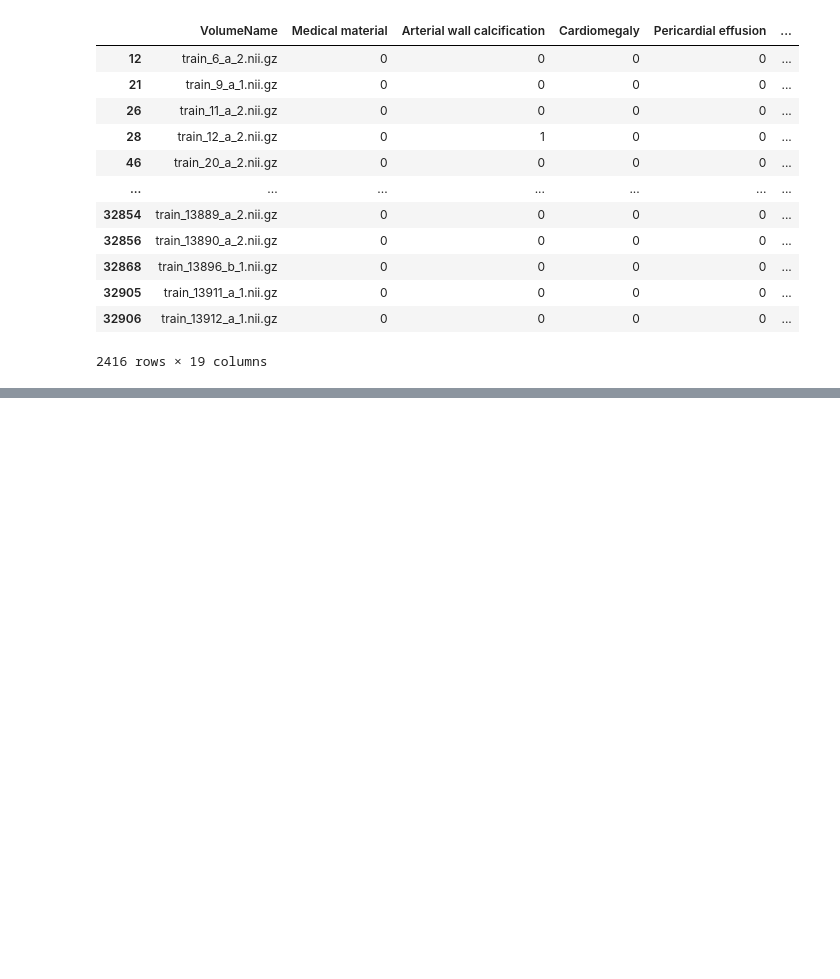
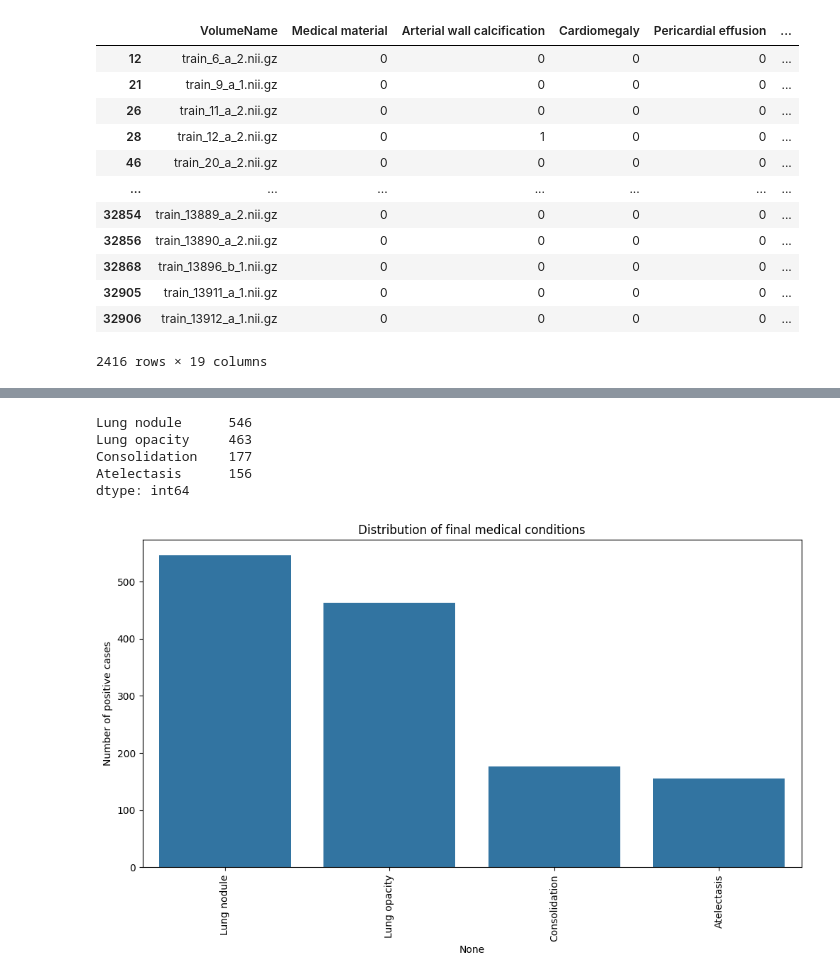
Before and after one commit to ckekula/fyp-3d-ct, a Jupyter notebook: models/eda.ipynb, the cells around one changed output, grey strips where cells are left out. Cells and saved outputs as stored; diff of their text form; code cells hidden in the pictures; blank space fills up the shorter version.

```diff
--- a/models/eda.ipynb
+++ b/models/eda.ipynb
@@ -426,0 +448,22 @@ shortlisted_train_labels[
+# %%
+# find colummns where all columns except VolumeName are 0
+normal_ct_count = final_abnormalities_df.drop("VolumeName", axis=1).sum(axis=1) == 4
+normal_ct_count.sum()
+
+# create bar chart of the distribution of the final abnormalities
+final_label_counts = final_abnormalities_df.drop("VolumeName", axis=1).sum().sort_values(ascending=False)
+print(final_label_counts)
+
+plt.figure(figsize=(12,6))
+sns.barplot(x=final_label_counts.index, y=final_label_counts.values)
+plt.xticks(rotation=90)
+plt.ylabel("Number of positive cases")
+plt.title("Distribution of final medical conditions")
+plt.show()
+# %% [output]
+Lung nodule      546
+Lung opacity     463
+Consolidation    177
+Atelectasis      156
+dtype: int64
+[figure, added]
```
Also changed, not shown: parts of 10 cells of this notebook.
